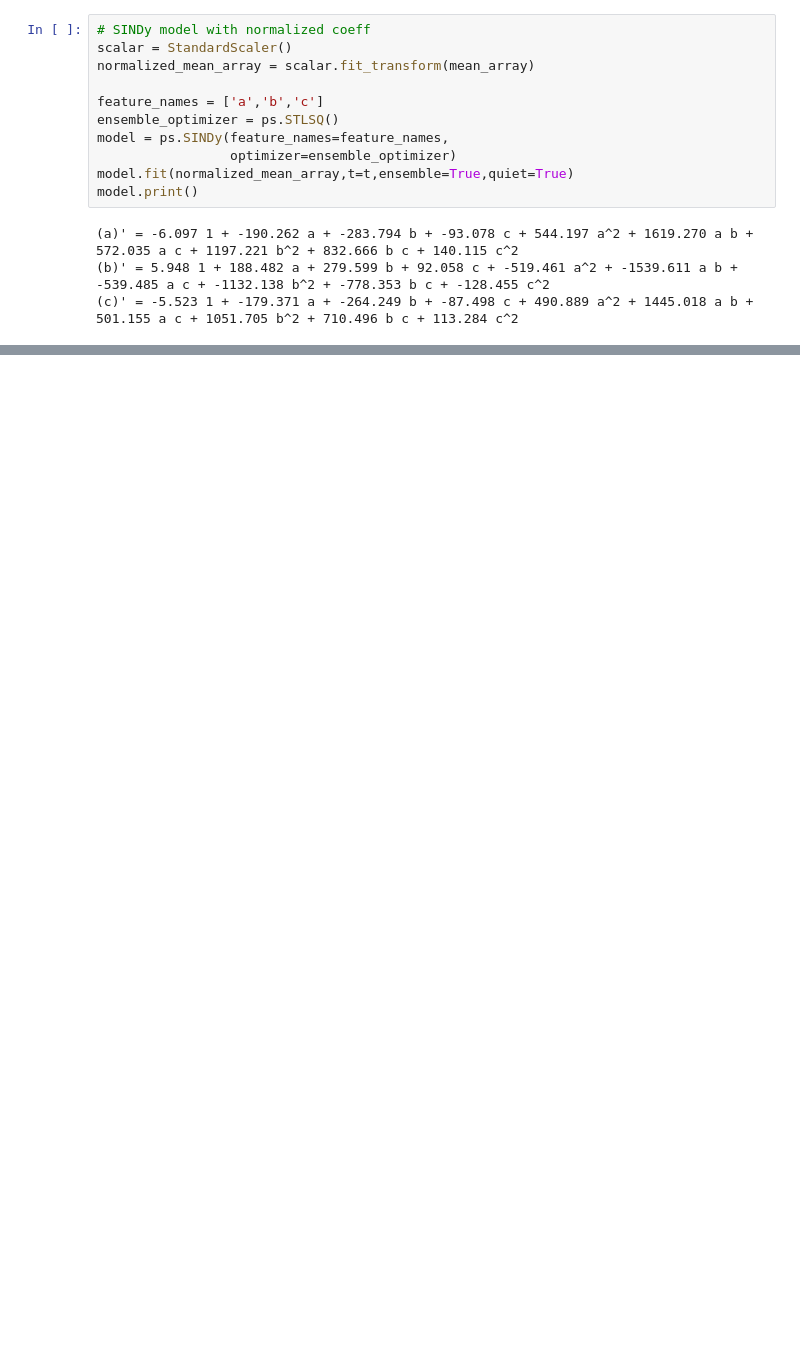
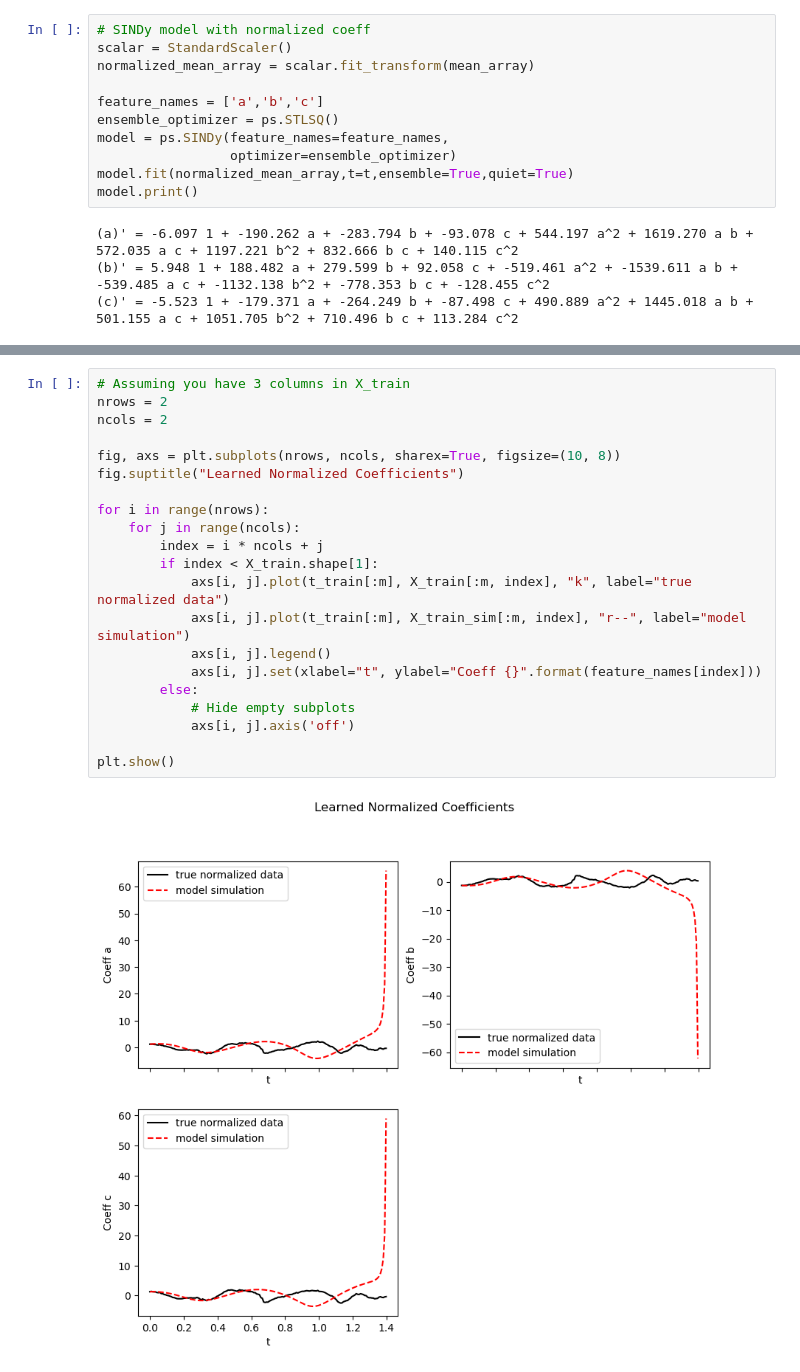
Before and after one commit to Jacob-Stevens-Haas/ARA-Plumes, a Jupyter notebook: plume_videos/July_20/video_high_2/plume_learn.ipynb, the cells around one changed output, grey strips where cells are left out. Cells and saved outputs as stored; diff of their text form; blank space fills up the shorter version.

```diff
--- a/plume_videos/July_20/video_high_2/plume_learn.ipynb
+++ b/plume_videos/July_20/video_high_2/plume_learn.ipynb
@@ -110,0 +177,23 @@ model.print()
+# %%
+# Assuming you have 3 columns in X_train
+nrows = 2
+ncols = 2
+
+fig, axs = plt.subplots(nrows, ncols, sharex=True, figsize=(10, 8))
+fig.suptitle("Learned Normalized Coefficients")
+
+for i in range(nrows):
+    for j in range(ncols):
+        index = i * ncols + j
+        if index < X_train.shape[1]:
+            axs[i, j].plot(t_train[:m], X_train[:m, index], "k", label="true normalized data")
+            axs[i, j].plot(t_train[:m], X_train_sim[:m, index], "r--", label="model simulation")
+            axs[i, j].legend()
+            axs[i, j].set(xlabel="t", ylabel="Coeff {}".format(feature_names[index]))
+        else:
+            # Hide empty subplots
+            axs[i, j].axis('off')
+
+plt.show()
+# %% [output]
+[figure, added]
```
Also changed, not shown: parts of 24 cells of this notebook, 2 other files.
